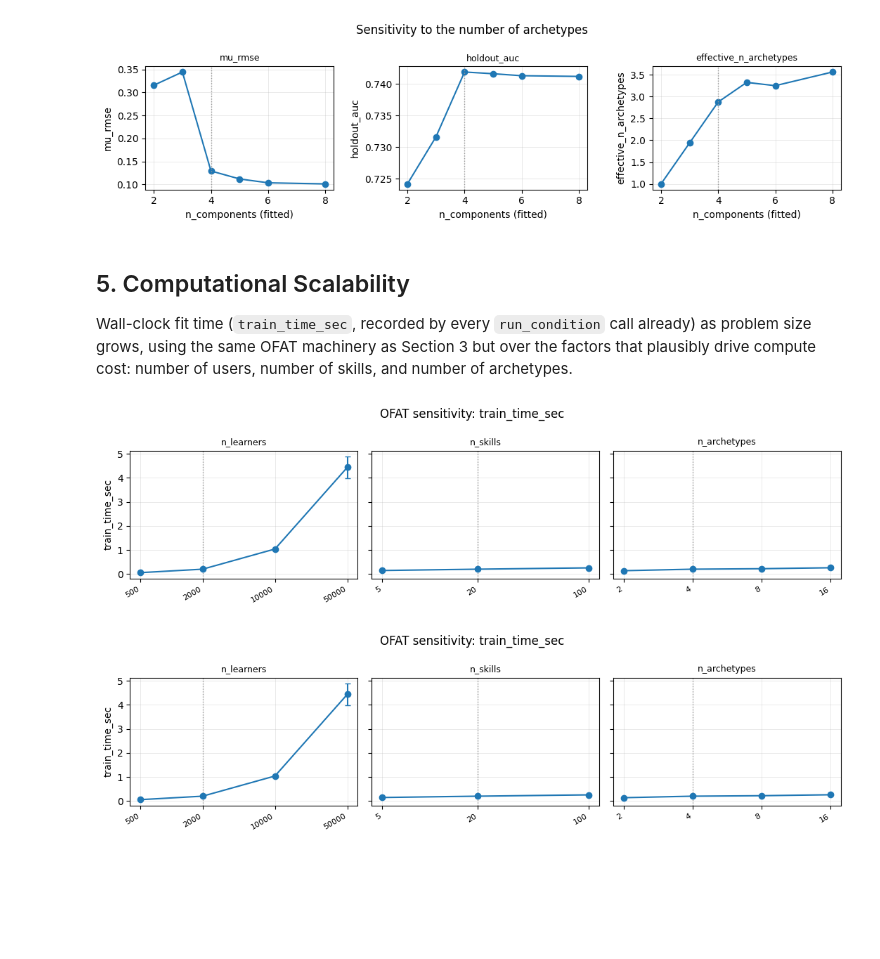
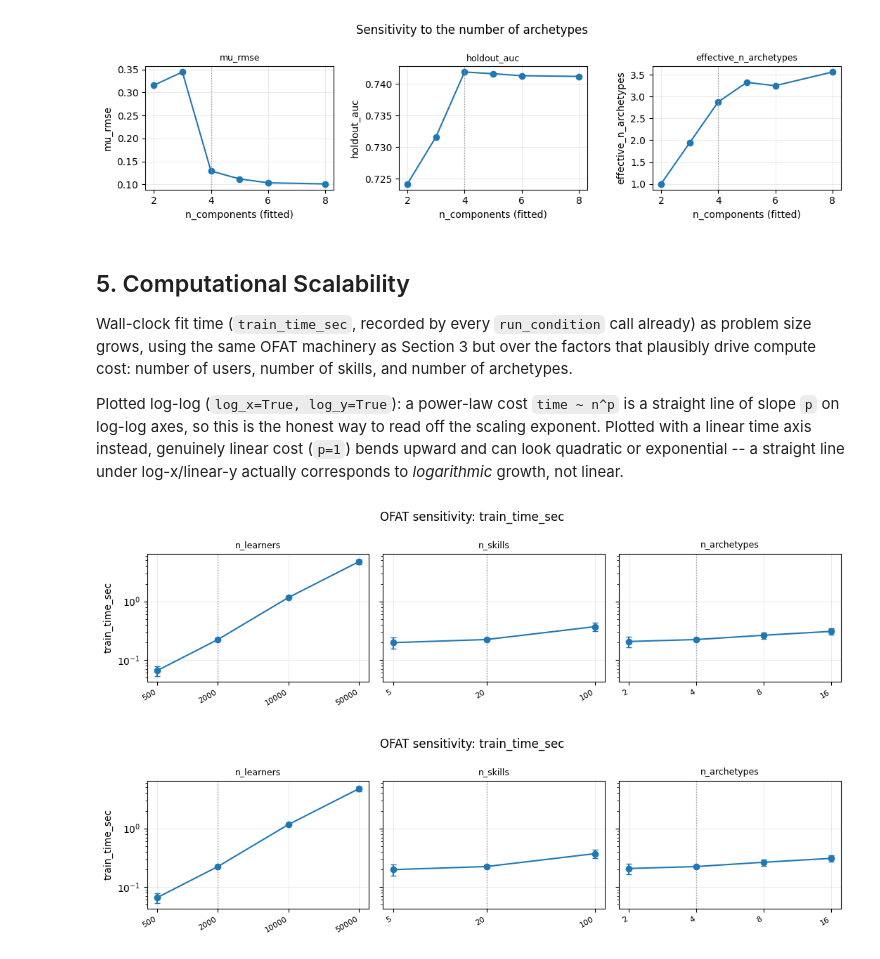
Before and after one commit to lentin26/mixture-of-latent-archetypes, a Jupyter notebook: notebooks/simulation-study.ipynb, the cells around one changed output. Drawn from its saved outputs; the diff is of its cells as text; code cells hidden in the pictures; blank space fills up the shorter version.

```diff
--- a/notebooks/simulation-study.ipynb
+++ b/notebooks/simulation-study.ipynb
@@ -113,22 +113,28 @@ plot_m_sensitivity(
 ## 5. Computational Scalability
 
 Wall-clock fit time (`train_time_sec`, recorded by every `run_condition` call already) as problem size grows, using the same OFAT machinery as Section 3 but over the factors that plausibly drive compute cost: number of users, number of skills, and number of archetypes.
+
+Plotted log-log (`log_x=True, log_y=True`): a power-law cost `time ~ n^p` is a straight line of slope `p` on log-log axes, so this is the honest way to read off the scaling exponent. Plotted with a linear time axis instead, genuinely linear cost (`p=1`) bends upward and can look quadratic or exponential -- a straight line under log-x/linear-y actually corresponds to *logarithmic* growth, not linear.
 # %%
 from src.simulations.factors import ofat_design
 from src.simulations.run import run_design
 from src.simulations.viz import plot_ofat_sensitivity
 
 scalability_factors = ["n_learners", "n_skills", "n_archetypes"]
 scalability_conditions = ofat_design(factors=scalability_factors)
 scalability_results = run_design(scalability_conditions, n_replications=3, base_seed=0)
 
+# log-log: a power law reads as a straight line whose slope is the exponent.
+# (log_x alone, with a linear time axis, makes genuinely linear cost bend
+# upward and look quadratic/exponential -- see the discussion above.)
 plot_ofat_sensitivity(
     scalability_results,
     factors=scalability_factors,
     metric="train_time_sec",
     log_x=True,
+    log_y=True,
     save="figures/scalability.pdf",
 )
 # %% [output]
-[figure, old version]
+[figure, new version]
-[figure, old version]
+[figure, new version]
```
Also changed, not shown: 9 other files.
